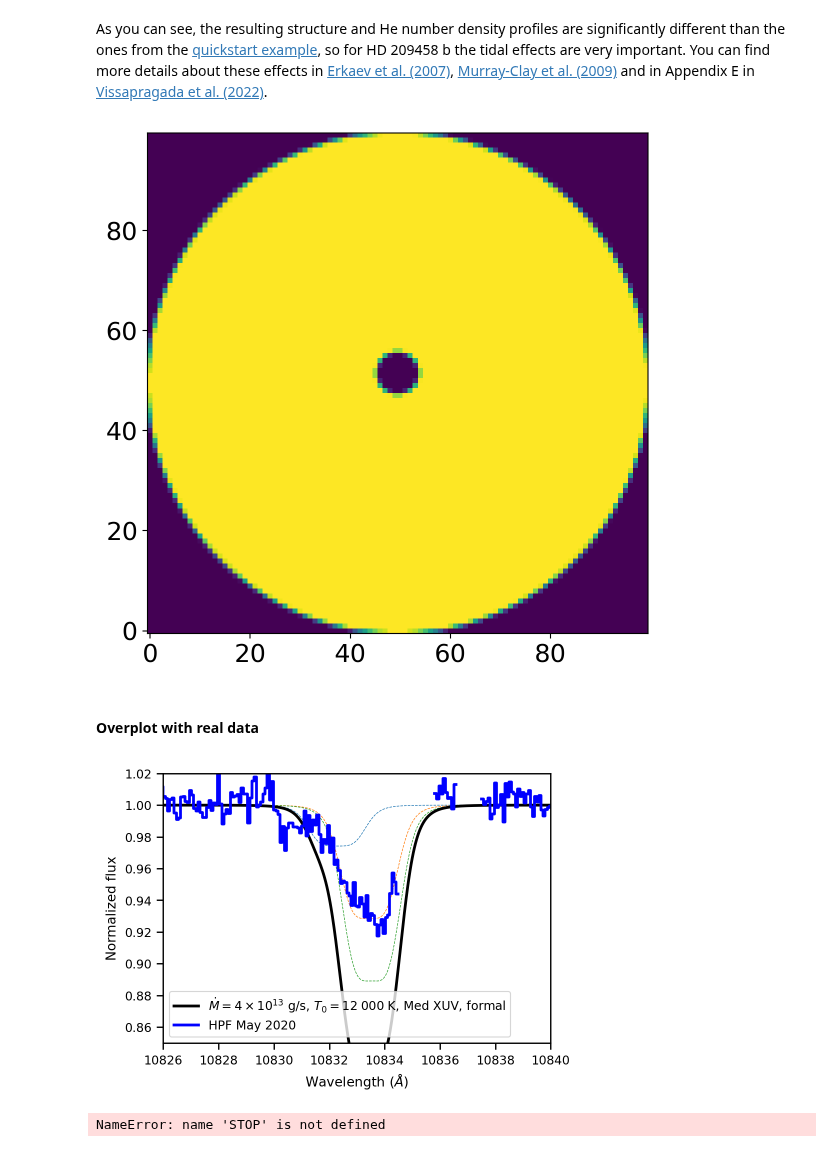
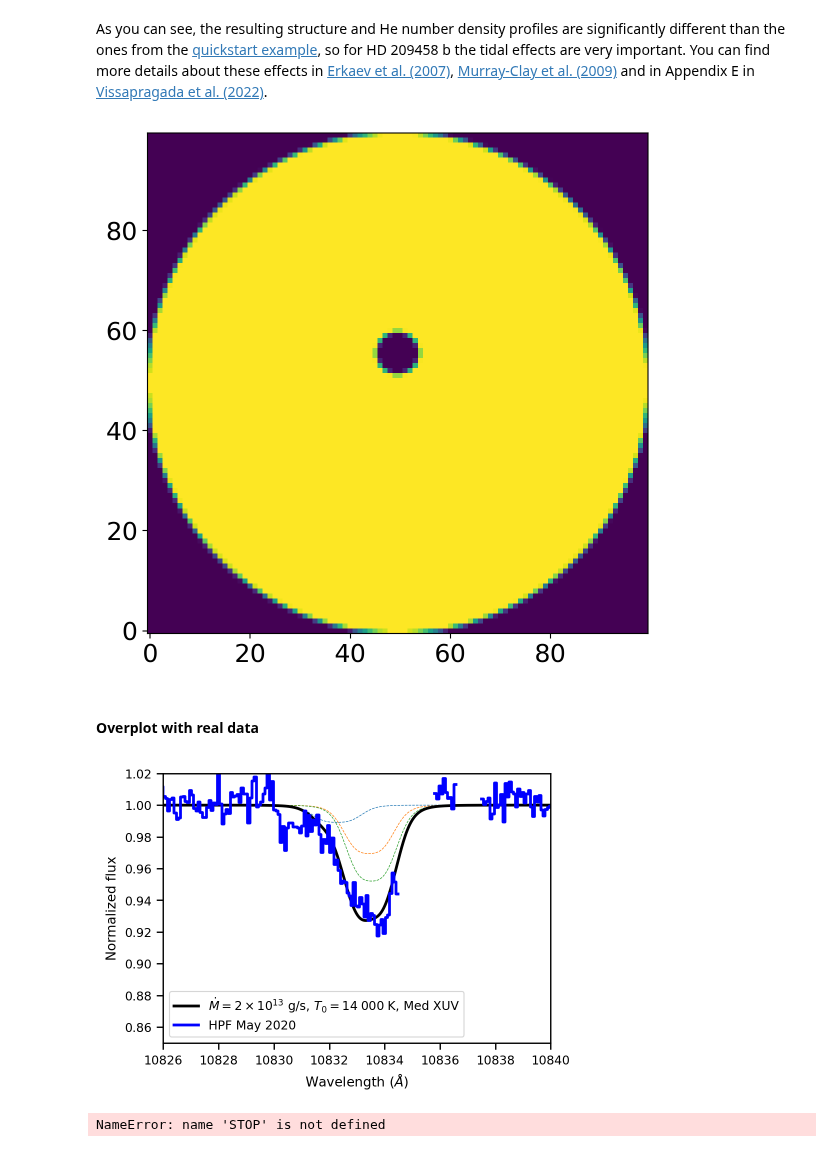
Before and after one commit to BrownDwarf/disperse, a Jupyter notebook: notebooks/07_theory/07_08_pwinds_HATP67b.ipynb, the cells around one changed output. Drawn from its saved outputs; the diff is of its cells as text; code cells hidden in the pictures.

```diff
--- a/notebooks/07_theory/07_08_pwinds_HATP67b.ipynb
+++ b/notebooks/07_theory/07_08_pwinds_HATP67b.ipynb
@@ -20,13 +24,13 @@ pylab.rcParams['font.size'] = 18
 # %%
 # HAT-P-67 b planetary parameters, measured
-R_pl = 2.085  # Planetary radius in Jupiter radii
+R_pl = 2.2  # Planetary radius in Jupiter radii
 M_pl = 0.34  # Planetary mass in Jupiter masses
-impact_parameter = 0.04  # Transit impact parameter
-a_pl = 0.065  # Orbital semi-major axis in astronomical units
+impact_parameter = 0.12  # Transit impact parameter
+a_pl = 0.062  # Orbital semi-major axis in astronomical units
 
 # HAT-P-67 b stellar parameters
-R_star = 2.546  # Stellar radius in solar radii
-M_star = 1.642  # Stellar mass in solar masses
+R_star = 2.6481  # Stellar radius in solar radii
+M_star = 1.6  # Stellar mass in solar masses
 # %%
 # Medium XUV and 700 Myr yields about 15% absorption depth.
 # %%
@@ -47,7 +51,7 @@ $1022.515 \; \mathrm{Myr}$
 # %%
 # A few assumptions about the planet's atmosphere
 m_dot = m_dot.value   # Total atmospheric escape rate in g / s
-T_0 = 12_000  # Wind temperature in K
+T_0 = 14_000  # Wind temperature in K
 h_fraction = 0.90  # H number fraction
 he_fraction = 1 - h_fraction  # He number fraction
 he_h_fraction = he_fraction / h_fraction
@@ -259,7 +265,7 @@ flux_map, t_depth, r_from_planet = transit.draw_transit(
 plt.imshow(flux_map, origin='lower')
 plt.show()
 # %% [output]
-[figure, old version]
+[figure, new version]
 # %%
 import seaborn as sns
 # %%
@@ -306,7 +312,7 @@ spectrum = transit.radiative_transfer_2d(flux_map, r_from_planet,
 # %%
 import pandas as pd
 # %%
-df_data = pd.read_csv('../../data/HPF/GP_mean_InTransit55spec.csv')
+#df_data = pd.read_csv('../../data/HPF/GP_mean_InTransit55spec.csv')
 df_data = pd.read_csv('../../data/HPF/May2020_inTransitMean.csv')
 #df_data = pd.read_csv('../../data/HPF/May2020_inTransitSnapshot_phi-0p011.csv')
 # %%
@@ -320,27 +326,27 @@ n = 1 + 0.0000834254 + 0.02406147 / (130 - s ** 2) + 0.00015998 / (38.9 - s ** 2
 # %%
 plt.figure(figsize=(5,3.5))
 plt.plot(wl * 1E10*n*1.00002, spectrum_0/scalar, ls='--', lw=0.5)
 plt.plot(wl * 1E10*n*1.00002, spectrum_1/scalar, ls='--', lw=0.5)
 plt.plot(wl * 1E10*n*1.00002, spectrum_2/scalar, ls='--', lw=0.5)
 plt.plot(wl * 1E10*n*1.00002, spectrum/scalar, color='k', lw=2,
-         label=r'$\dot{M}= 4 \times 10^{13}$ g/s, $T_0=12\;000\;$K, Med XUV, formal')
+         label=r'$\dot{M}= 2 \times 10^{13}$ g/s, $T_0=14\;000\;$K, Med XUV')
 
 plt.step(df_data.wl, df_data.flux_rel, 'b', lw=2, where='mid', label='HPF May 2020')
 #plt.fill_between(
 #    df_data.wl, 1+df_data.flux + df_data.unc, 1+df_data.flux - df_data.unc, color="C0", alpha=0.5
 #)
 #plt.fill_between(
 #    df_data.wl, 1+df_data.flux + 0.018, 1+df_data.flux - 0.018, color="C0", alpha=0.1
 #)
 
 plt.legend()
 plt.xlabel('Wavelength ($\AA$)')
 plt.ylabel('Normalized flux')
 plt.ylim(0.85, 1.02)
 plt.xlim(10826, 10840)
-plt.savefig('../../paper/paper1/figures/pwinds_May2020_12000_4e13Mdot_medXUV_formal_rv.png', bbox_inches='tight', dpi=300)
+plt.savefig('../../paper/paper1/figures/pwinds_May2020_14000_2e13Mdot_medXUV_formal_rv_rev.png', bbox_inches='tight', dpi=300)
 # %% [output]
-[figure, old version]
+[figure, new version]
 # %%
 STOP
 # %% [output]
```
Also changed, not shown: parts of 9 cells of this notebook, 2 other files.
